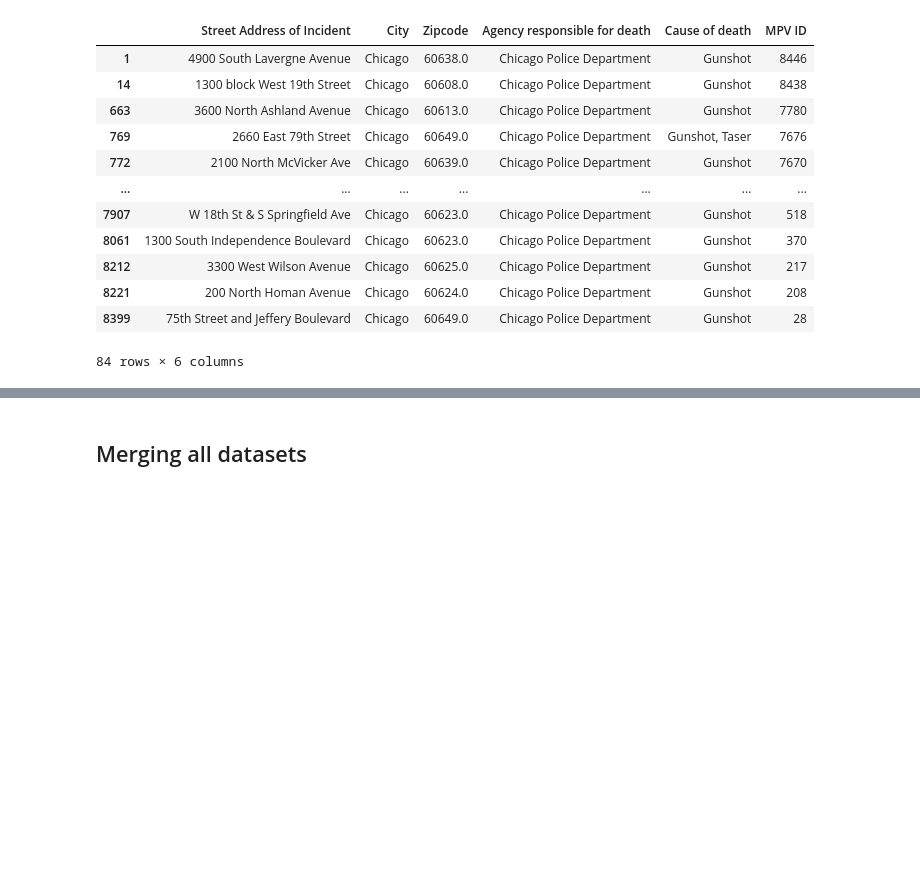
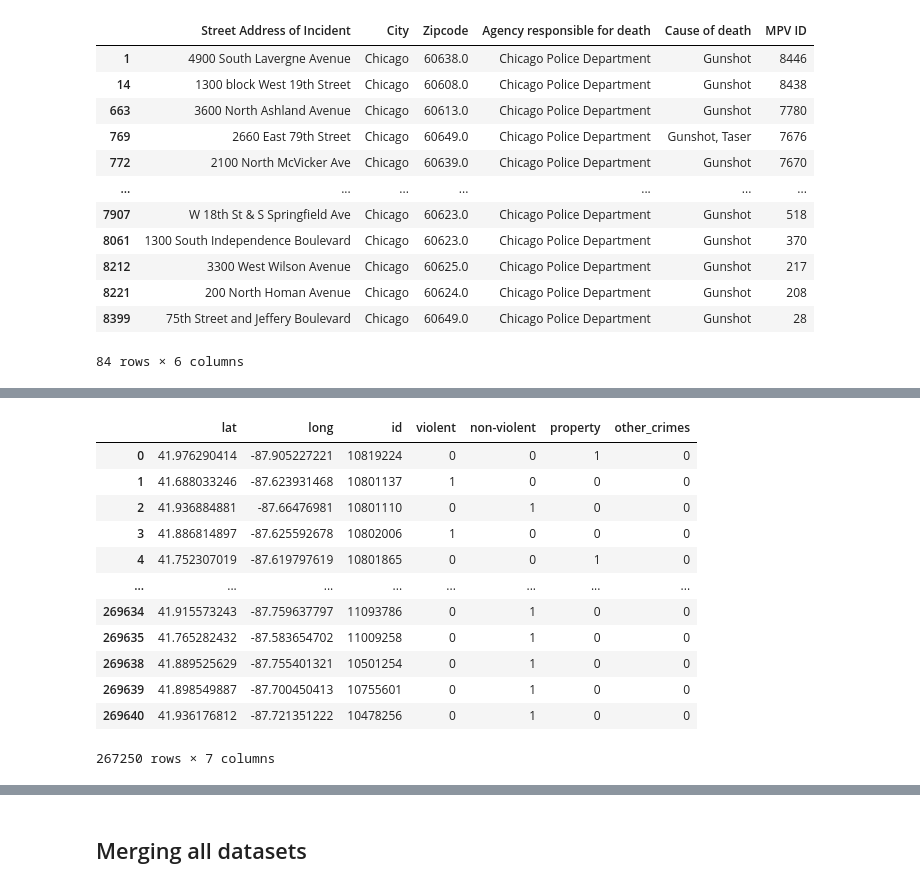
Before and after one commit to mihirbhaskar/chicago-complaints, a Jupyter notebook: code/4_CleanChicagoOpenData.ipynb, the cells around one changed output, grey strips where cells are left out. Saved outputs shown, nothing was run; the diff lists cells and outputs as text; code cells hidden in the pictures; blank space fills up the shorter version.

```diff
--- a/code/4_CleanChicagoOpenData.ipynb
+++ b/code/4_CleanChicagoOpenData.ipynb
@@ -1118,0 +974,21 @@ crimes_total
+# %%
+crimes_2016 = crimes_2016.rename(columns = {"latitude":"lat","longitude":"long"})
+
+crimes_2016 = crimes_2016[['lat','long','id','violent','non-violent','property','other_crimes']]
+
+crimes_2016 = crimes_2016.dropna()
+crimes_2016
+# %% [output]
+|  | lat | long | id | violent | non-violent | property | other_crimes |
+| 0 | 41.976290414 | -87.905227221 | 10819224 | 0 | 0 | 1 | 0 |
+| 1 | 41.688033246 | -87.623931468 | 10801137 | 1 | 0 | 0 | 0 |
+| 2 | 41.936884881 | -87.66476981 | 10801110 | 0 | 1 | 0 | 0 |
+| 3 | 41.886814897 | -87.625592678 | 10802006 | 1 | 0 | 0 | 0 |
+| 4 | 41.752307019 | -87.619797619 | 10801865 | 0 | 0 | 1 | 0 |
+| ... | ... | ... | ... | ... | ... | ... | ... |
+| 269634 | 41.915573243 | -87.759637797 | 11093786 | 0 | 1 | 0 | 0 |
+| 269635 | 41.765282432 | -87.583654702 | 11009258 | 0 | 1 | 0 | 0 |
+| 269638 | 41.889525629 | -87.755401321 | 10501254 | 0 | 1 | 0 | 0 |
+| 269639 | 41.898549887 | -87.700450413 | 10755601 | 0 | 1 | 0 | 0 |
+| 269640 | 41.936176812 | -87.721351222 | 10478256 | 0 | 1 | 0 | 0 |
+267250 rows × 7 columns
```
Also changed, not shown: parts of 65 cells of this notebook.
